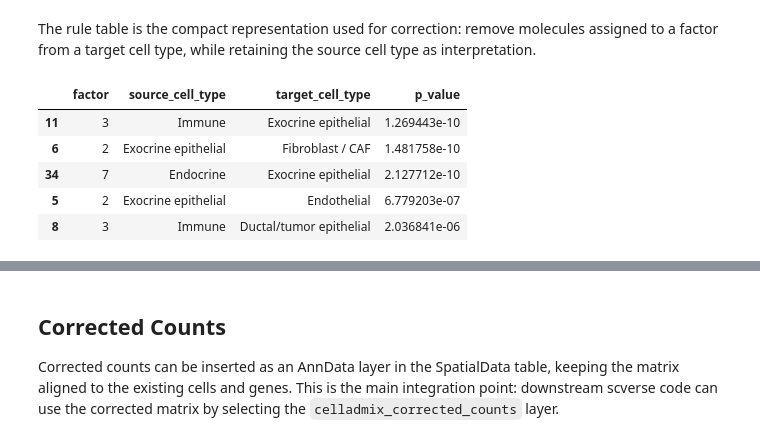
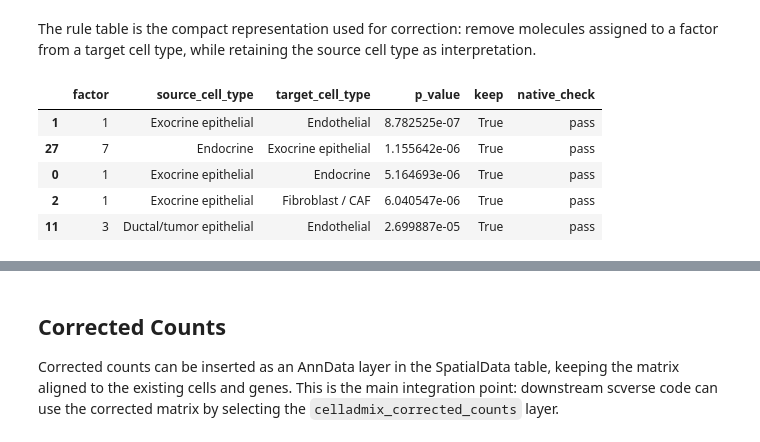
Before and after one commit to kharchenkolab/cellAdmix-core, a Jupyter notebook: examples/xenium_pancreas_membrane_377_full/pancreas_spatialdata_integration.ipynb, the cells around one changed output, grey strips where cells are left out. Drawn from its saved outputs; the diff is of its cells as text; code cells hidden in the pictures.

```diff
--- a/examples/xenium_pancreas_membrane_377_full/pancreas_spatialdata_integration.ipynb
+++ b/examples/xenium_pancreas_membrane_377_full/pancreas_spatialdata_integration.ipynb
@@ -157,11 +152,11 @@ membrane_score.plot_pairs(factors=[1, 2, 3, 4], p_thresh=p_thresh);
 # %% [markdown]
 The rule table is the compact representation used for correction: remove molecules assigned to a factor from a target cell type, while retaining the source cell type as interpretation.
 # %%
-rules[["factor", "source_cell_type", "target_cell_type", "p_value"]].head()
+rules[["factor", "source_cell_type", "target_cell_type", "p_value", "keep", "native_check"]].head()
 # %% [output]
-|  | factor | source_cell_type | target_cell_type | p_value |
-| 11 | 3 | Immune | Exocrine epithelial | 1.269443e-10 |
-| 6 | 2 | Exocrine epithelial | Fibroblast / CAF | 1.481758e-10 |
-| 34 | 7 | Endocrine | Exocrine epithelial | 2.127712e-10 |
-| 5 | 2 | Exocrine epithelial | Endothelial | 6.779203e-07 |
-| 8 | 3 | Immune | Ductal/tumor epithelial | 2.036841e-06 |
+|  | factor | source_cell_type | target_cell_type | p_value | keep | native_check |
+| 1 | 1 | Exocrine epithelial | Endothelial | 8.782525e-07 | True | pass |
+| 27 | 7 | Endocrine | Exocrine epithelial | 1.155642e-06 | True | pass |
+| 0 | 1 | Exocrine epithelial | Endocrine | 5.164693e-06 | True | pass |
+| 2 | 1 | Exocrine epithelial | Fibroblast / CAF | 6.040547e-06 | True | pass |
+| 11 | 3 | Ductal/tumor epithelial | Endothelial | 2.699887e-05 | True | pass |
```
Also changed, not shown: parts of 12 cells of this notebook.
